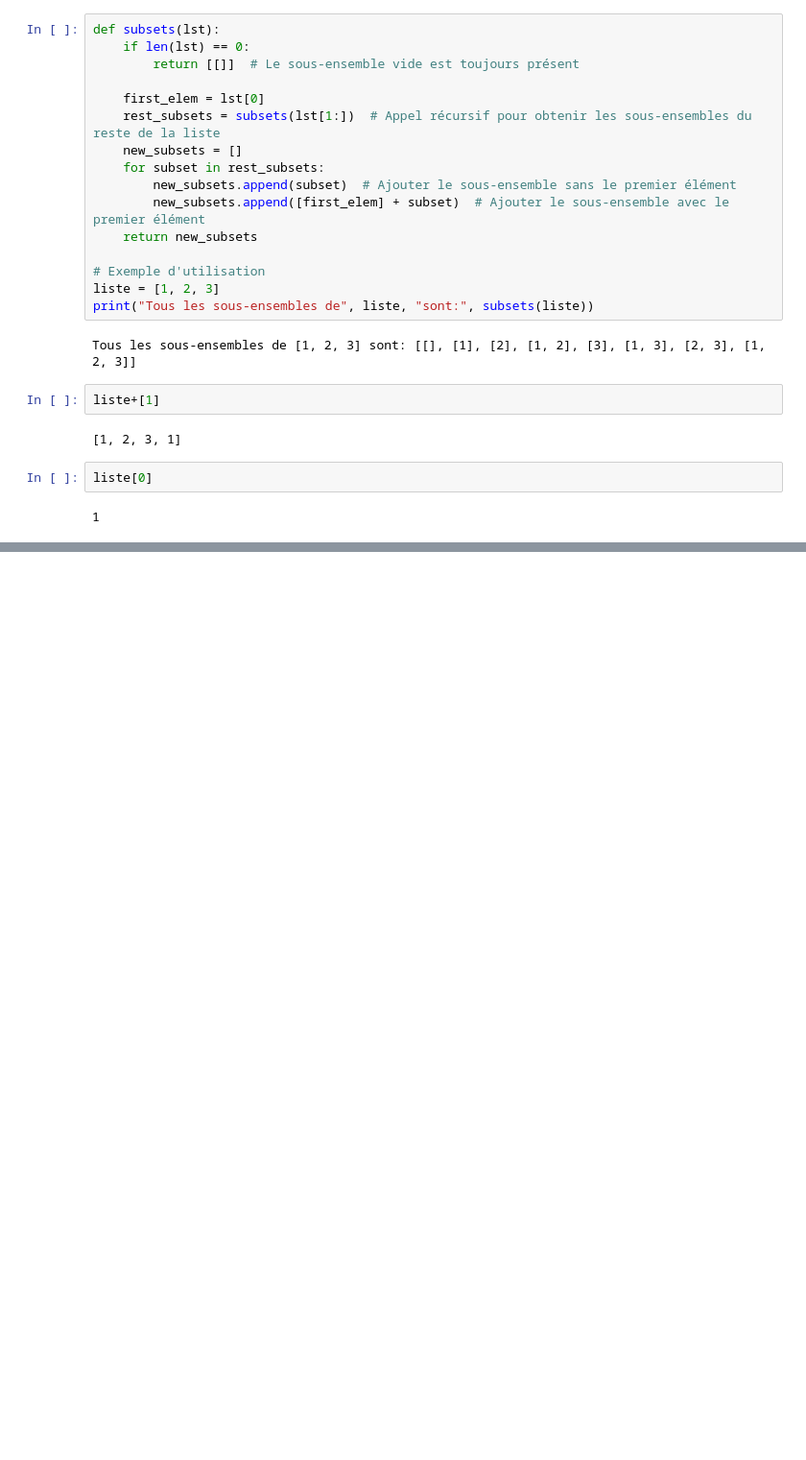
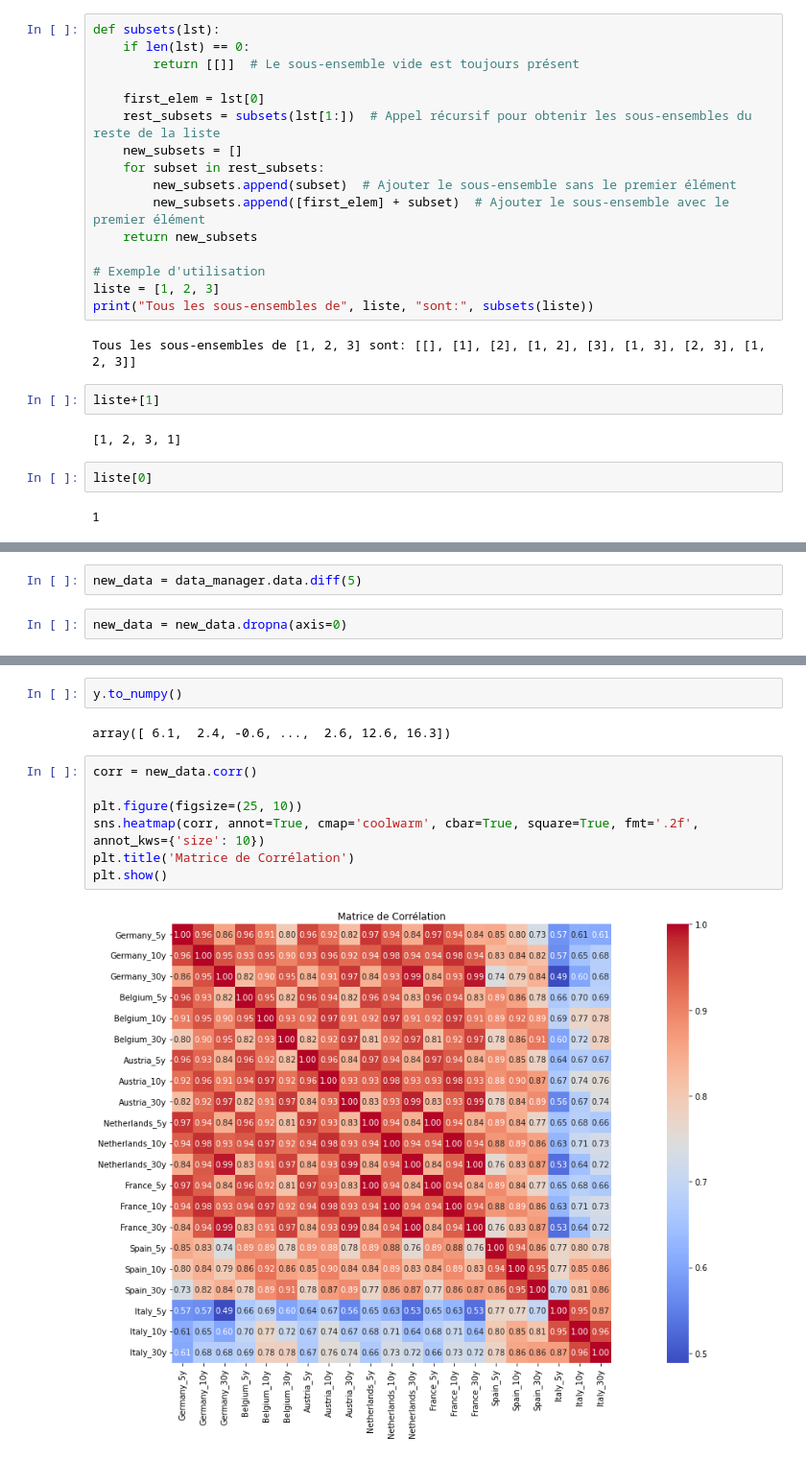
Before and after one commit to MartialLig/Govies_Quant_Trading, a Jupyter notebook: Project/playground.ipynb, the cells around one changed output, grey strips where cells are left out. Shown at 96% size. Cells and saved outputs as stored; diff of their text form; blank space fills up the shorter version.

```diff
--- a/Project/playground.ipynb
+++ b/Project/playground.ipynb
@@ -451,0 +512,4 @@ liste[0]
+# %%
+new_data = data_manager.data.diff(5)
+# %%
+new_data = new_data.dropna(axis=0)
@@ -451,0 +577,13 @@ liste[0]
+# %%
+y.to_numpy()
+# %% [output]
+array([ 6.1,  2.4, -0.6, ...,  2.6, 12.6, 16.3])
+# %%
+corr = new_data.corr()
+
+plt.figure(figsize=(25, 10))
+sns.heatmap(corr, annot=True, cmap='coolwarm', cbar=True, square=True, fmt='.2f', annot_kws={'size': 10})
+plt.title('Matrice de Corrélation')
+plt.show()
+# %% [output]
+[figure, added]
```
Also changed, not shown: parts of 31 cells of this notebook, 6 other files.
